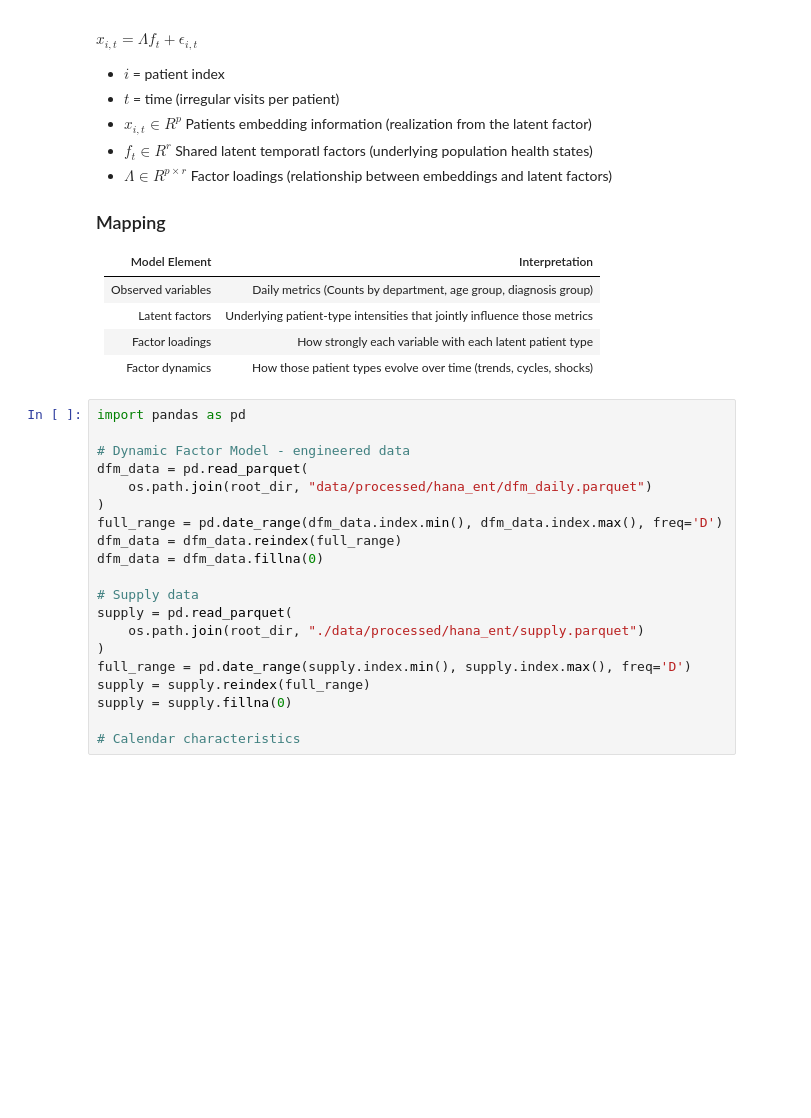
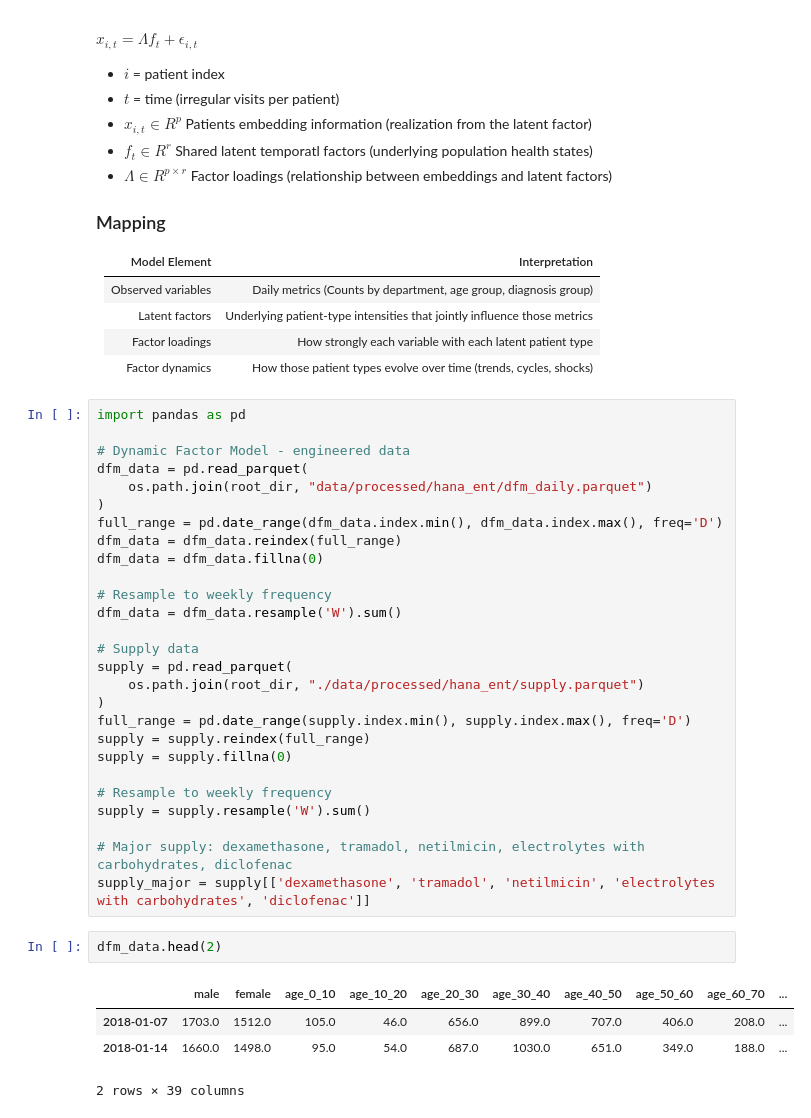
Before and after one commit to SKKUGoon/data-science-health-economics-hospital-supply, a Jupyter notebook: notebook/dynamic_factor_model.ipynb, the cells around one changed output. Cells and saved outputs as stored; diff of their text form; blank space fills up the shorter version.

```diff
--- a/notebook/dynamic_factor_model.ipynb
+++ b/notebook/dynamic_factor_model.ipynb
@@ -59,6 +61,9 @@ full_range = pd.date_range(dfm_data.index.min(), dfm_data.index.max(), freq='D')
 dfm_data = dfm_data.reindex(full_range)
 dfm_data = dfm_data.fillna(0)
 
+# Resample to weekly frequency
+dfm_data = dfm_data.resample('W').sum()
+
 # Supply data
 supply = pd.read_parquet(
     os.path.join(root_dir, "./data/processed/hana_ent/supply.parquet")
@@ -67,4 +72,15 @@ full_range = pd.date_range(supply.index.min(), supply.index.max(), freq='D')
 supply = supply.reindex(full_range)
 supply = supply.fillna(0)
 
-# Calendar characteristics
+# Resample to weekly frequency
+supply = supply.resample('W').sum()
+
+# Major supply: dexamethasone, tramadol, netilmicin, electrolytes with carbohydrates, diclofenac
+supply_major = supply[['dexamethasone', 'tramadol', 'netilmicin', 'electrolytes with carbohydrates', 'diclofenac']]
+# %%
+dfm_data.head(2)
+# %% [output]
+|  | male | female | age_0_10 | age_10_20 | age_20_30 | age_30_40 | age_40_50 | age_50_60 | age_60_70 | ... |
+| 2018-01-07 | 1703.0 | 1512.0 | 105.0 | 46.0 | 656.0 | 899.0 | 707.0 | 406.0 | 208.0 | ... |
+| 2018-01-14 | 1660.0 | 1498.0 | 95.0 | 54.0 | 687.0 | 1030.0 | 651.0 | 349.0 | 188.0 | ... |
+2 rows × 39 columns
```
Also changed, not shown: parts of 12 cells of this notebook.
